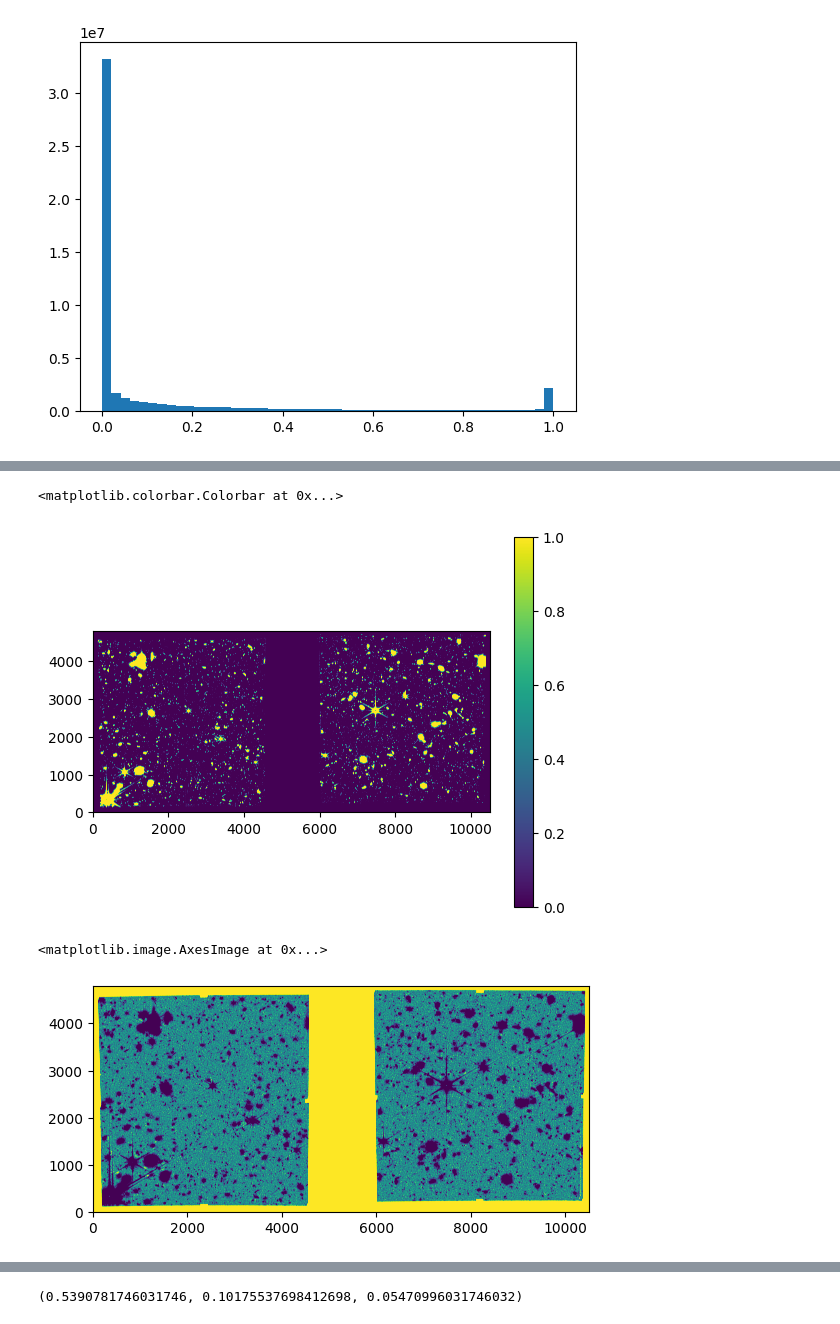
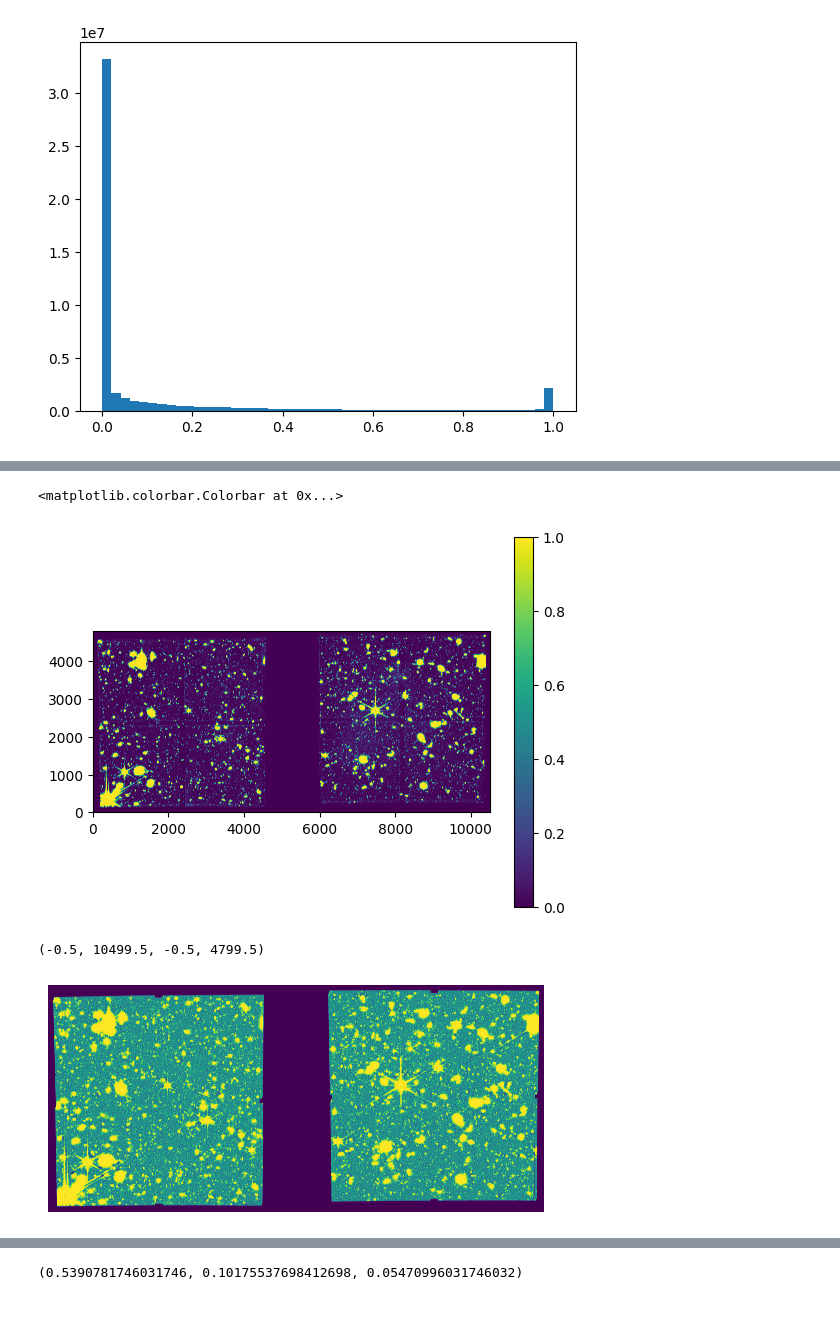
Before and after one commit to mwalmsley/gz-jwst, a Jupyter notebook: gzjwst/catalog_for_survey_chisq_full.ipynb, the cells around one changed output, grey strips where cells are left out. Saved outputs shown, nothing was run; the diff lists cells and outputs as text; code cells hidden in the pictures.

```diff
--- a/gzjwst/catalog_for_survey_chisq_full.ipynb
+++ b/gzjwst/catalog_for_survey_chisq_full.ipynb
@@ -63,11 +85,13 @@ plt.imshow(to_show, origin='lower', cmap='gray')
 # %%
-plt.imshow((detection_image > 0.9).astype(bool), origin='lower')
+plt.imshow((detection_image > 0.5).astype(bool), origin='lower')
 plt.colorbar()
 # %% [output]
 <matplotlib.colorbar.Colorbar at 0x...>
-[figure, old version]
+[figure, new version]
 # %%
-plt.imshow(detection_image == 0, origin='lower')
+fig, ax = plt.subplots()
+ax.imshow((detection_image > 0).astype(int), origin='lower')
+ax.axis('off')
 # %% [output]
-<matplotlib.image.AxesImage at 0x...>
+(-0.5, 10499.5, -0.5, 4799.5)
-[figure, old version]
+[figure, new version]
```
Also changed, not shown: parts of 6 cells of this notebook, 1 other file.
